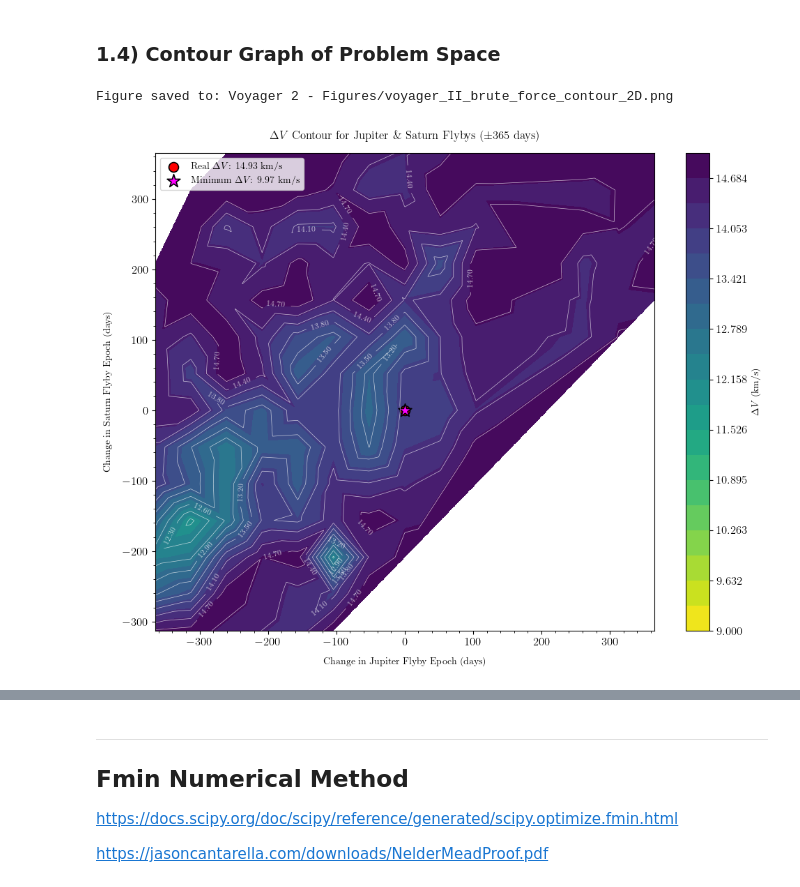
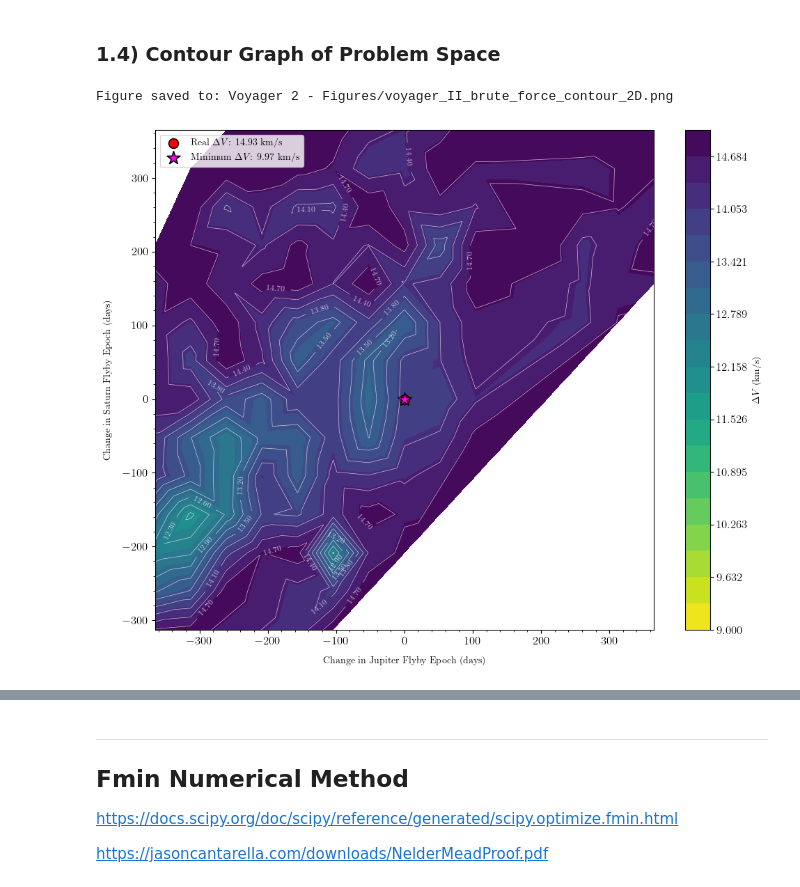
Before and after one commit to snath222/IP-Trajectory-Optimisation-SN, a Jupyter notebook: Voyager II - Optimisation Algo.ipynb, the cells around one changed output, grey strips where cells are left out. Saved outputs shown, nothing was run; the diff lists cells and outputs as text; code cells hidden in the pictures.

```diff
--- a/Voyager II - Optimisation Algo.ipynb
+++ b/Voyager II - Optimisation Algo.ipynb
@@ -1274,35 +1301,35 @@ ax.scatter(
     edgecolors="black",
     linewidth=1.2,
     label=r"Minimum $\Delta V$: {:.2f} km/s".format(deltaV_BRUTE_MIN),
 )
 
 # Set axis labels
 ax.set_xlabel(r"Change in Jupiter Flyby Epoch (days)", labelpad=10)
 ax.set_ylabel(r"Change in Saturn Flyby Epoch (days)", labelpad=10)
-ax.set_title(r"$\Delta V$ Contour for Jupiter \& Saturn Flybys ($\pm$365 days)", pad=15)
+#ax.set_title(r"$\Delta V$ Contour for Jupiter \& Saturn Flybys ($\pm$365 days)", pad=15)
 
 # Improve grid and ticks
 # ax.grid(which='major', color='#DDDDDD', linewidth=0.8)
 # ax.grid(which='minor', color='#EEEEEE', linestyle=':', linewidth=0.5)
 ax.minorticks_on()
 
 # Customise tick parameters
 ax.tick_params(axis="both", which="major", labelsize=12)
 ax.tick_params(axis="both", which="minor", labelsize=10)
 
 plt.legend(loc="upper left")
 
 # Adjust layout for better spacing
 plt.tight_layout()
 output_figures.save_file(
     "voyager_II_brute_force_contour_2D.png", dpi=500, bbox_inches="tight"
 )
 
 plt.show()
 plt.close()
 # %% [output]
 Figure saved to: Voyager 2 - Figures/voyager_II_brute_force_contour_2D.png
-[figure, old version]
+[figure, new version]
 # %%
 # Filter out any extreme values
 max_deltav_threshold = 20  # km/s (adjust as needed)
```
Also changed, not shown: parts of 49 cells of this notebook, 17 other files.
